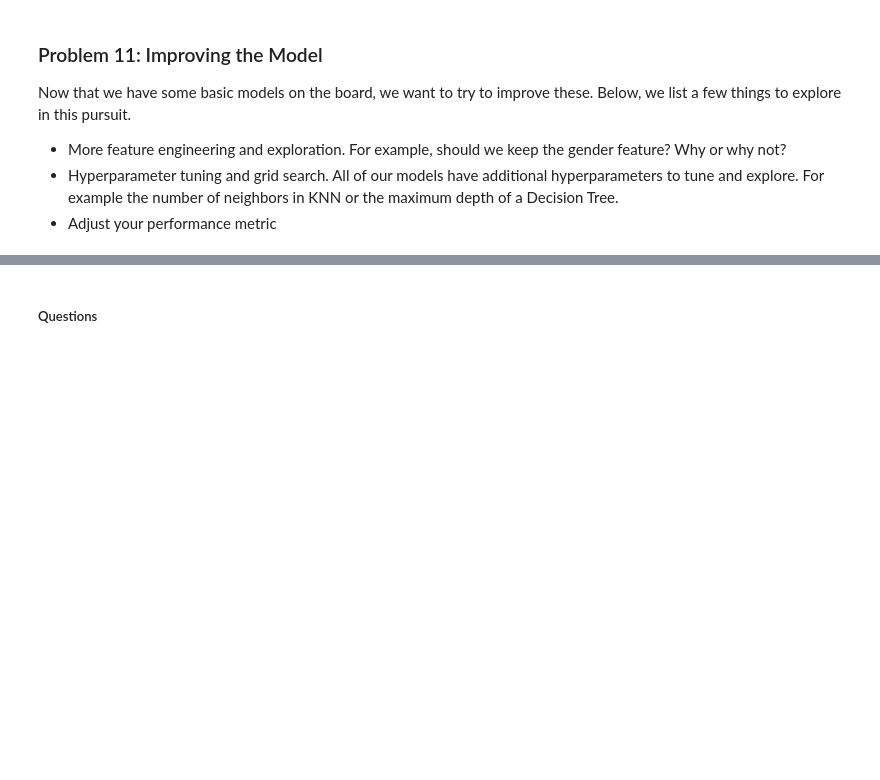
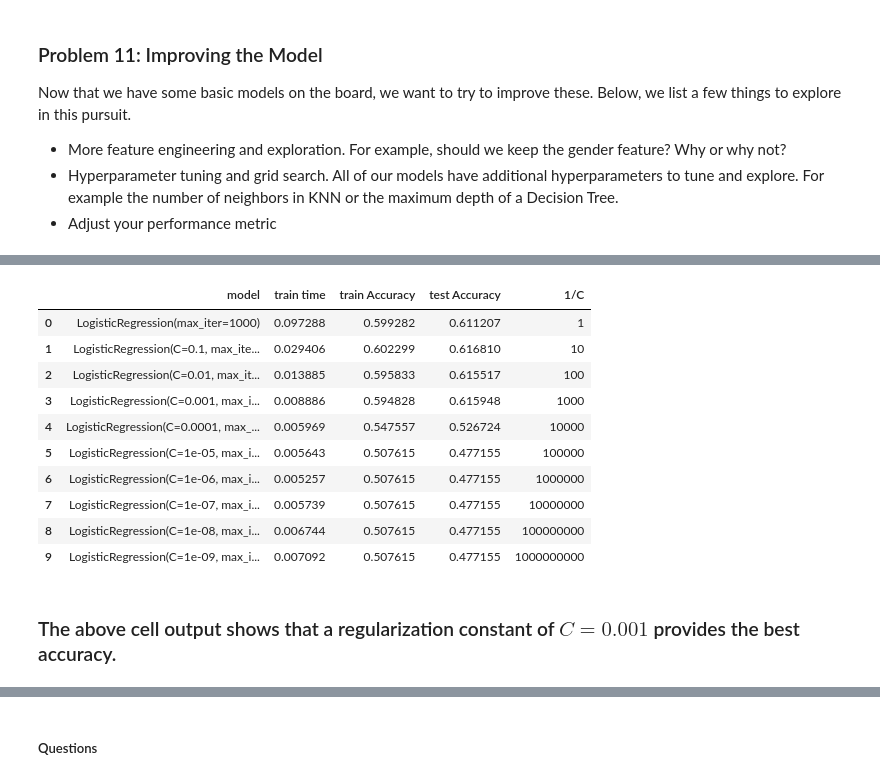
Before and after one commit to alexanderomason/Practical-AppIII, a Jupyter notebook: prompt_III.ipynb, the cells around one changed output, grey strips where cells are left out. Drawn from its saved outputs; the diff is of its cells as text; code cells hidden in the pictures; blank space fills up the shorter version.

Commit message:
more of logitic regression

```diff
--- a/prompt_III.ipynb
+++ b/prompt_III.ipynb
@@ -167,4 +198,5 @@ scaled_data.query('y==0').sample(n=4000)
 4640 rows × 35 columns
 # %%
-data_scaled_balanced=pd.concat([scaled_data.query('y==1'),scaled_data.query('y==0').sample(n=4000)]).sample(frac=1)
+#the following code creates a perfectly balanced dataset with an equal number of customers who accepted and refused.
+data_scaled_balanced=pd.concat([scaled_data.query('y==1'),scaled_data.query('y==0').sample(n=4640)]).sample(frac=1)
 # %%
@@ -217,3 +233,0 @@ LogisticRegression(max_iter=1000, solver='sag')
-# %%
-lr_bal=LogisticRegression(max_iter=1000)
-lr_bal.fit(X_train_bal,Y_train_bal)
@@ -221,0 +234,5 @@ LogisticRegression(max_iter=1000)
+# %%
+# max_iter was increased as the optimization of paramaters was not converging in 100 steps.
+lr=LogisticRegression(max_iter=1000)
+
+lr.fit(X_train_bal,Y_train_bal)
@@ -250,0 +264,9 @@ Now, we aim to compare the performance of the Logistic Regression model to our K
+# %%
+def model_comp(model):
+    start=time.time()
+    model.fit(X_train_bal,Y_train_bal)
+    end=time.time()
+    train_time=end-start
+    train_accuracy=accuracy_score(Y_train_bal,model.predict(X_train_bal))
+    test_accuracy=accuracy_score(Y_test_bal,model.predict(X_test_bal))
+    return([str(model),train_time,train_accuracy,test_accuracy])
@@ -258,0 +324,24 @@ Now that we have some basic models on the board, we want to try to improve these
+# %%
+logistic_comparison=[]
+for c in [1/(10**x) for x in range(10)]:
+
+    logistic_comparison.append(model_comp(LogisticRegression(penalty="l2", C=c, max_iter=1000)))
+
+
+logistic_df=pd.DataFrame(logistic_comparison,columns=['model','train time','train Accuracy','test Accuracy'])
+logistic_df['1/C']=[(10**x) for x in range(10)]
+logistic_df
+# %% [output]
+|  | model | train time | train Accuracy | test Accuracy | 1/C |
+| 0 | LogisticRegression(max_iter=1000) | 0.097288 | 0.599282 | 0.611207 | 1 |
+| 1 | LogisticRegression(C=0.1, max_ite... | 0.029406 | 0.602299 | 0.616810 | 10 |
+| 2 | LogisticRegression(C=0.01, max_it... | 0.013885 | 0.595833 | 0.615517 | 100 |
+| 3 | LogisticRegression(C=0.001, max_i... | 0.008886 | 0.594828 | 0.615948 | 1000 |
+| 4 | LogisticRegression(C=0.0001, max_... | 0.005969 | 0.547557 | 0.526724 | 10000 |
+| 5 | LogisticRegression(C=1e-05, max_i... | 0.005643 | 0.507615 | 0.477155 | 100000 |
+| 6 | LogisticRegression(C=1e-06, max_i... | 0.005257 | 0.507615 | 0.477155 | 1000000 |
+| 7 | LogisticRegression(C=1e-07, max_i... | 0.005739 | 0.507615 | 0.477155 | 10000000 |
+| 8 | LogisticRegression(C=1e-08, max_i... | 0.006744 | 0.507615 | 0.477155 | 100000000 |
+| 9 | LogisticRegression(C=1e-09, max_i... | 0.007092 | 0.507615 | 0.477155 | 1000000000 |
+# %% [markdown]
+### The above cell output shows that a regularization constant of $C=0.001$ provides the best accuracy.
```
Also changed, not shown: parts of 38 cells of this notebook.
